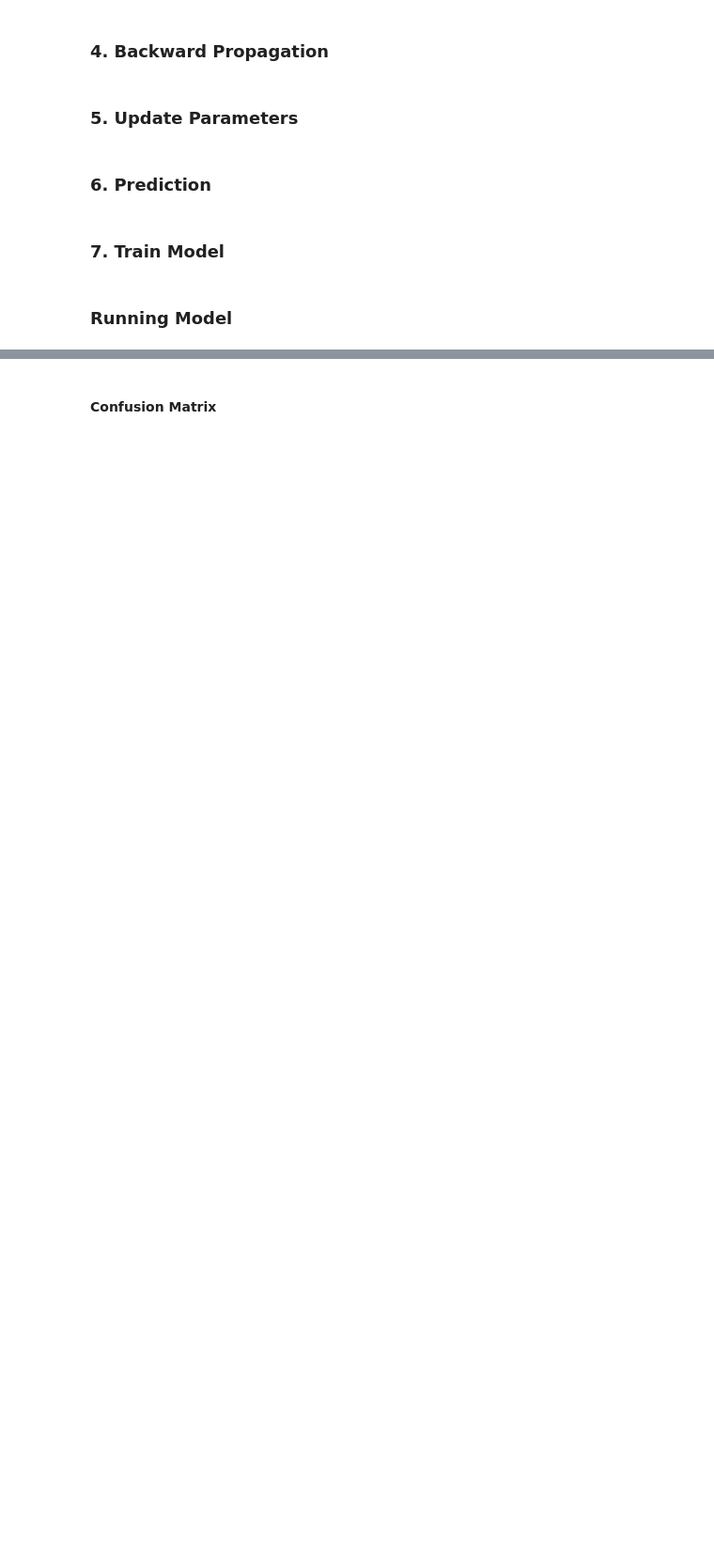
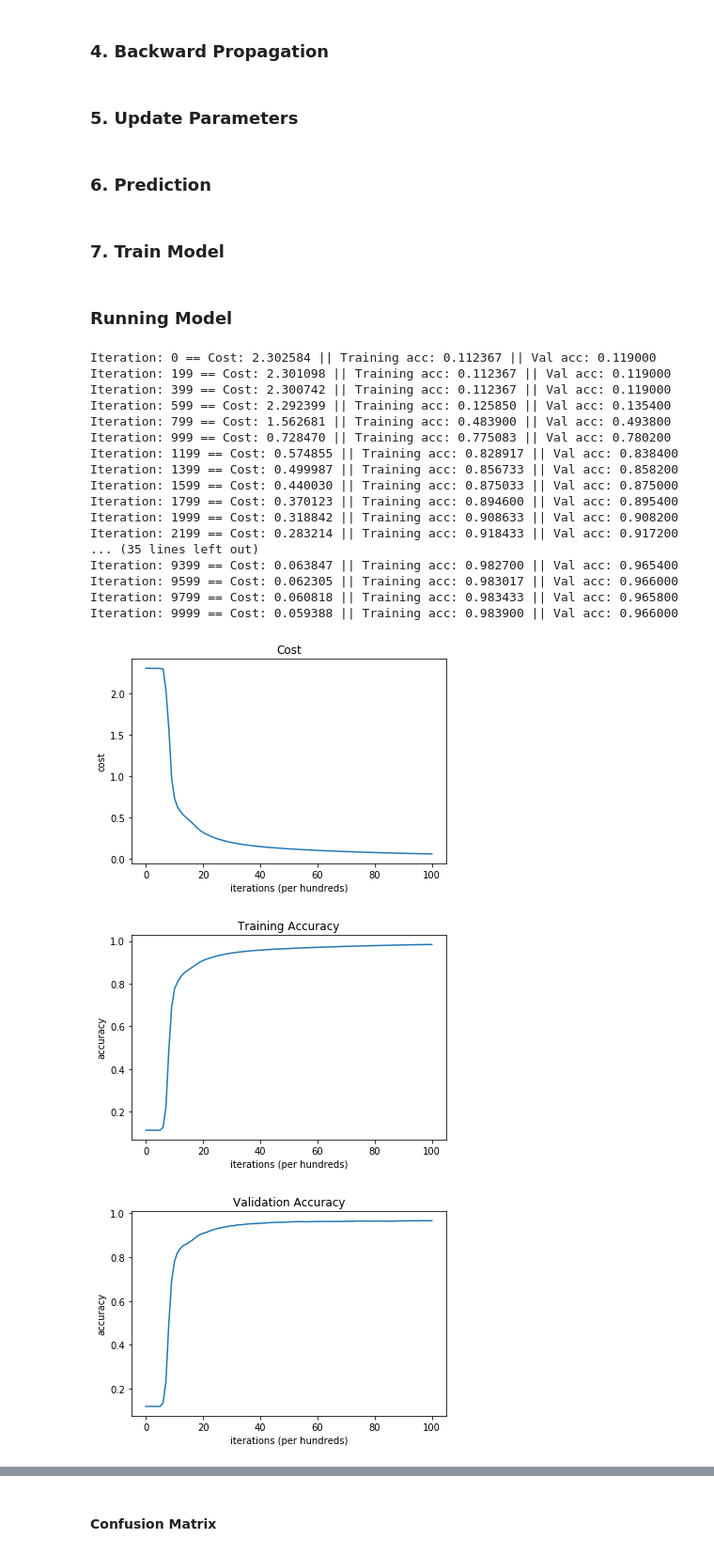
Before and after one commit to kattelsameer/HandWritten-Digit-Recognition-using-Deep-Learning, a Jupyter notebook: 5. Base Model/Code Experiments.ipynb, the cells around one changed output, grey strips where cells are left out. Shown at 94% size. Saved outputs shown, nothing was run; the diff lists cells and outputs as text; code cells hidden in the pictures; blank space fills up the shorter version.

```diff
--- a/5. Base Model/Code Experiments.ipynb
+++ b/5. Base Model/Code Experiments.ipynb
@@ -387,9 +460,9 @@ def train(X_train, Y_train, X_dev, Y_dev, layers_dim, hyperParams):
         _,_,train_acc = predict(X_train, Y_train,parameters)
         _,_,val_acc= predict(X_dev, Y_dev,parameters)
 
-        if i % 200 == 0 or i == num_iterations:
+        if i == 0 or (i+1) % 200 == 0:
             print ("Iteration: %d == Cost: %f || Training acc: %f || Val acc: %f"%(i,cost,train_acc,val_acc))
-        if i % 100 == 0:
+        if i == 0 or (i+1) % 100 == 0:
             costs.append(cost)
             train_accs.append(train_acc)
             val_accs.append(val_acc)
@@ -403,9 +476,30 @@ def train(X_train, Y_train, X_dev, Y_dev, layers_dim, hyperParams):
 # %% [markdown]
 ### Running Model
 # %%
-hyperParams = init_hyperParams(alpha = 0.05,ite = 5000)
+hyperParams = init_hyperParams(alpha = 0.1,ite = 10000)
 layers_dim = init_layers()
 parameters = train(train_x_norm, train_y_encoded,dev_x_norm, dev_y_encoded,layers_dim, hyperParams)
+# %% [output]
+Iteration: 0 == Cost: 2.302584 || Training acc: 0.112367 || Val acc: 0.119000
+Iteration: 199 == Cost: 2.301098 || Training acc: 0.112367 || Val acc: 0.119000
+Iteration: 399 == Cost: 2.300742 || Training acc: 0.112367 || Val acc: 0.119000
+Iteration: 599 == Cost: 2.292399 || Training acc: 0.125850 || Val acc: 0.135400
+Iteration: 799 == Cost: 1.562681 || Training acc: 0.483900 || Val acc: 0.493800
+Iteration: 999 == Cost: 0.728470 || Training acc: 0.775083 || Val acc: 0.780200
+Iteration: 1199 == Cost: 0.574855 || Training acc: 0.828917 || Val acc: 0.838400
+Iteration: 1399 == Cost: 0.499987 || Training acc: 0.856733 || Val acc: 0.858200
+Iteration: 1599 == Cost: 0.440030 || Training acc: 0.875033 || Val acc: 0.875000
+Iteration: 1799 == Cost: 0.370123 || Training acc: 0.894600 || Val acc: 0.895400
+Iteration: 1999 == Cost: 0.318842 || Training acc: 0.908633 || Val acc: 0.908200
+Iteration: 2199 == Cost: 0.283214 || Training acc: 0.918433 || Val acc: 0.917200
+... (35 lines left out)
+Iteration: 9399 == Cost: 0.063847 || Training acc: 0.982700 || Val acc: 0.965400
+Iteration: 9599 == Cost: 0.062305 || Training acc: 0.983017 || Val acc: 0.966000
+Iteration: 9799 == Cost: 0.060818 || Training acc: 0.983433 || Val acc: 0.965800
+Iteration: 9999 == Cost: 0.059388 || Training acc: 0.983900 || Val acc: 0.966000
+[figure, added]
+[figure, added]
+[figure, added]
 # %%
 predicted_labels_train, prediction_prob_train,train_acc = predict(train_x_norm, train_y_encoded,parameters)
 print("\nAccuracy: "  + str(train_acc*100)+"%")
```
Also changed, not shown: parts of 28 cells of this notebook, 1 other file.
